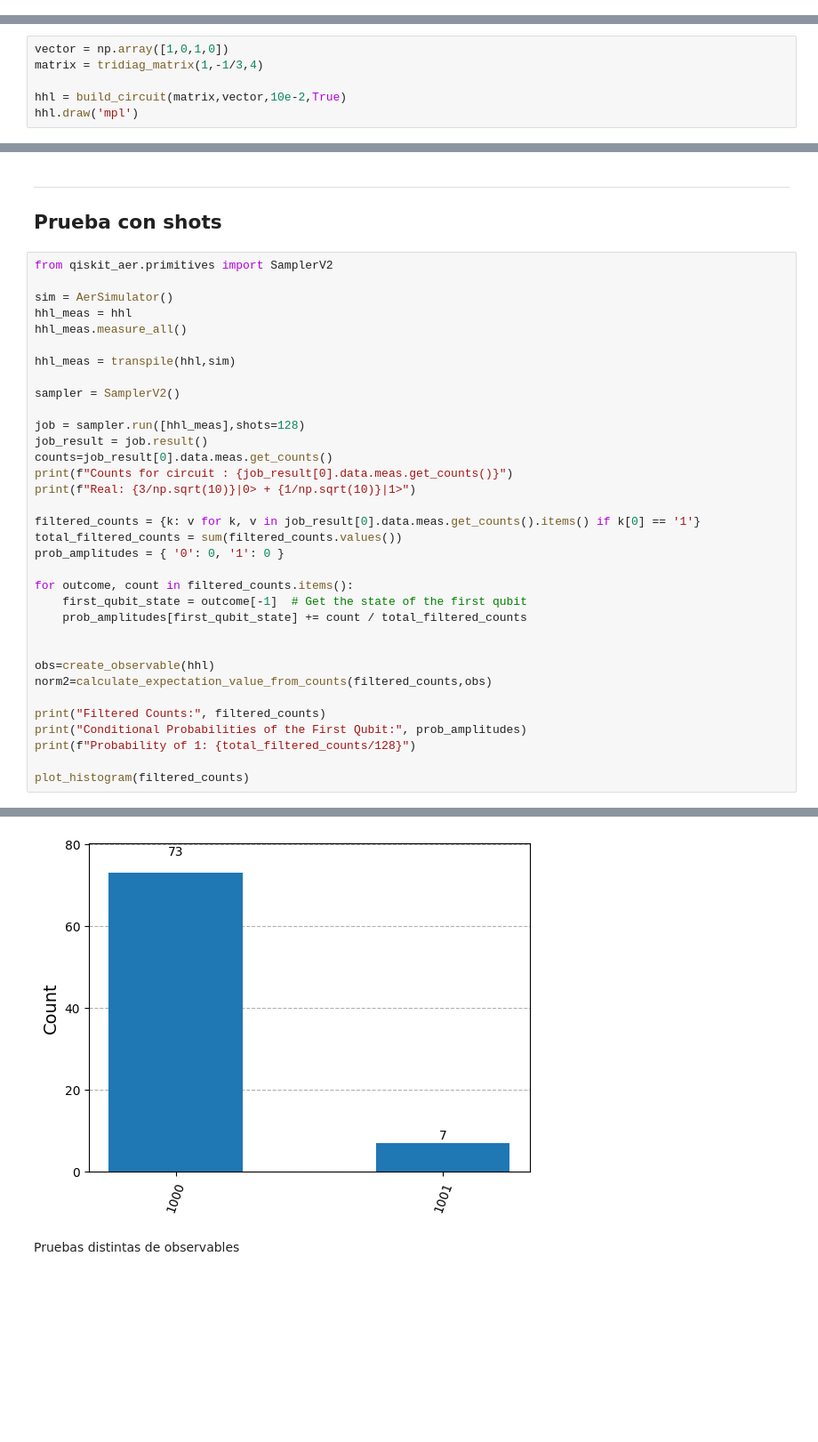
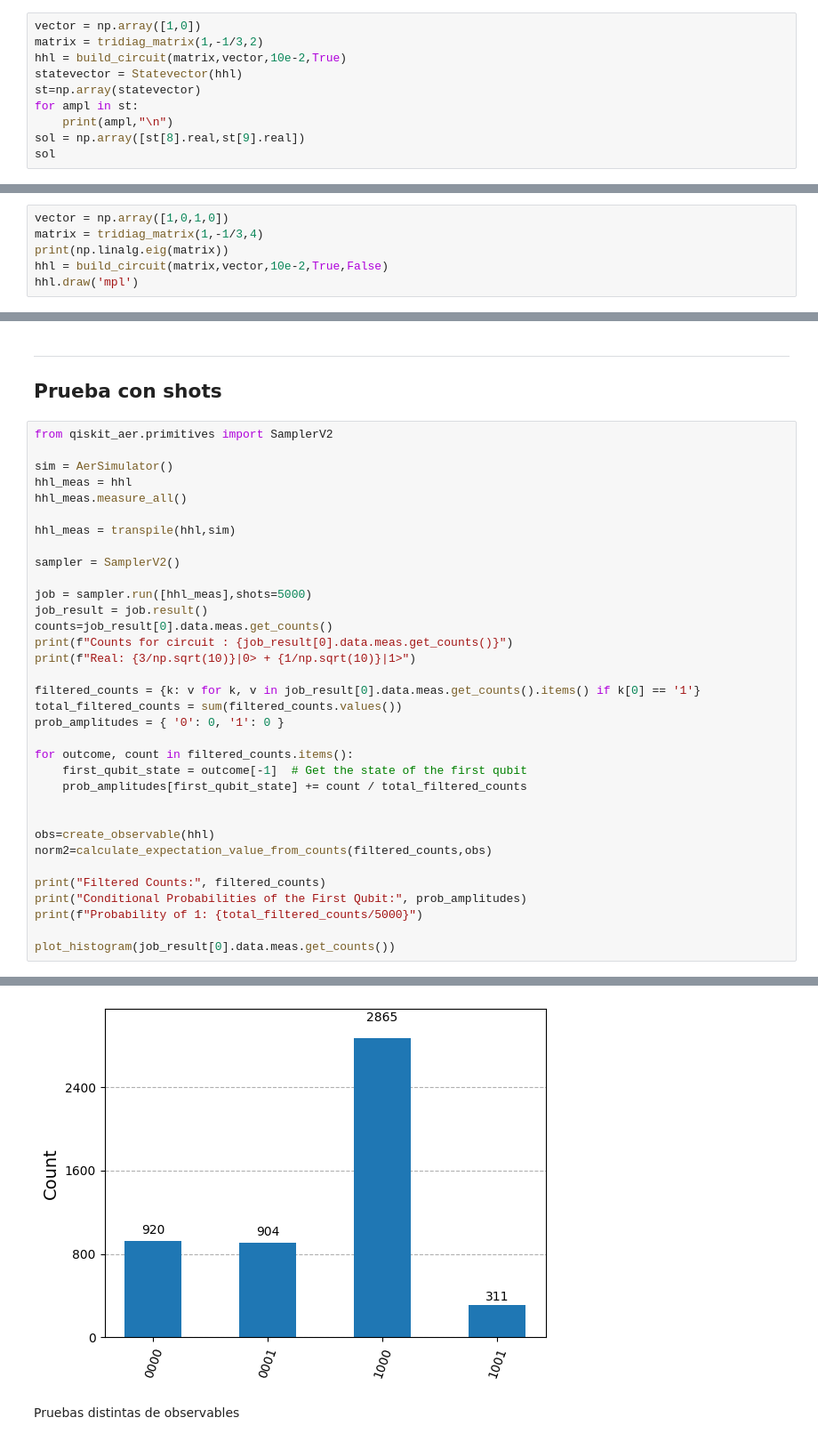
Before and after one commit to Nicofero/CITMAGA, a Jupyter notebook: Pruebas_Qiskit.ipynb, the cells around one changed output, grey strips where cells are left out. Shown at 89% size. Cells and saved outputs as stored; diff of their text form; blank space fills up the shorter version.

```diff
--- a/Pruebas_Qiskit.ipynb
+++ b/Pruebas_Qiskit.ipynb
@@ -245 +257,11 @@ def build_circuit(matrix, vector, tolerance: float, flag: bool):
     return qc
+# %%
+vector = np.array([1,0])
+matrix = tridiag_matrix(1,-1/3,2)
+hhl = build_circuit(matrix,vector,10e-2,True)
+statevector = Statevector(hhl)
+st=np.array(statevector)
+for ampl in st:
+    print(ampl,"\n")
+sol = np.array([st[8].real,st[9].real])
+sol
@@ -354,7 +395,7 @@ hhl.draw('mpl')
 # %%
 vector = np.array([1,0,1,0])
 matrix = tridiag_matrix(1,-1/3,4)
-
-hhl = build_circuit(matrix,vector,10e-2,True)
+print(np.linalg.eig(matrix))
+hhl = build_circuit(matrix,vector,10e-2,True,False)
 hhl.draw('mpl')
 # %% [output]
@@ -404,7 +449,7 @@ hhl_meas = transpile(hhl,sim)
 
 sampler = SamplerV2()
 
-job = sampler.run([hhl_meas],shots=128)
+job = sampler.run([hhl_meas],shots=5000)
 job_result = job.result()
 counts=job_result[0].data.meas.get_counts()
 print(f"Counts for circuit : {job_result[0].data.meas.get_counts()}")
@@ -424,7 +469,7 @@ norm2=calculate_expectation_value_from_counts(filtered_counts,obs)
 
 print("Filtered Counts:", filtered_counts)
 print("Conditional Probabilities of the First Qubit:", prob_amplitudes)
-print(f"Probability of 1: {total_filtered_counts/128}")
+print(f"Probability of 1: {total_filtered_counts/5000}")
 
-plot_histogram(filtered_counts)
+plot_histogram(job_result[0].data.meas.get_counts())
 # %% [output]
@@ -437,4 +481,4 @@ The expectation value is: 0.0
-[figure, old version]
+[figure, new version]
 # %% [markdown]
 Pruebas distintas de observables
 # %%
```
Also changed, not shown: parts of 11 cells of this notebook.
